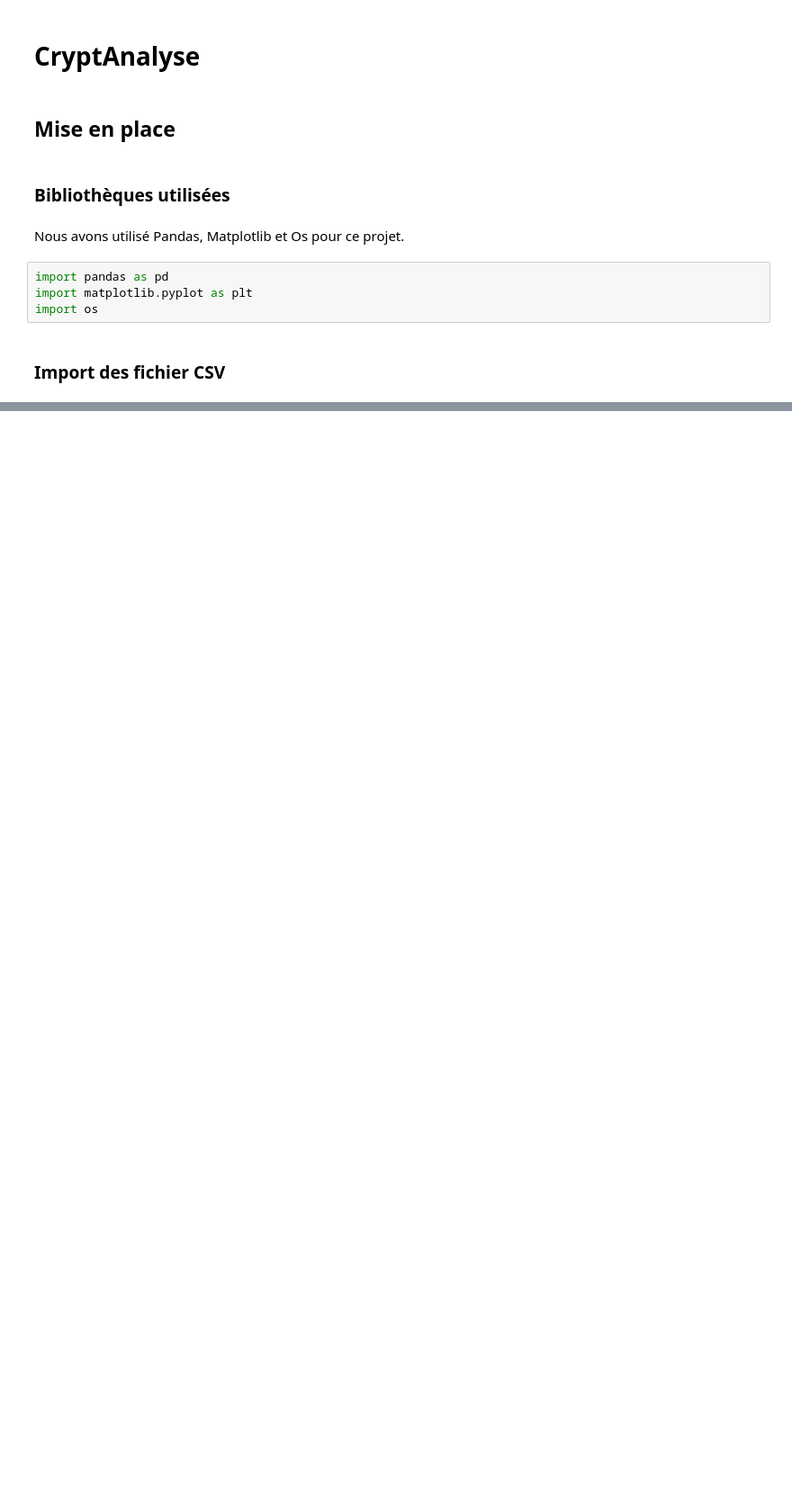
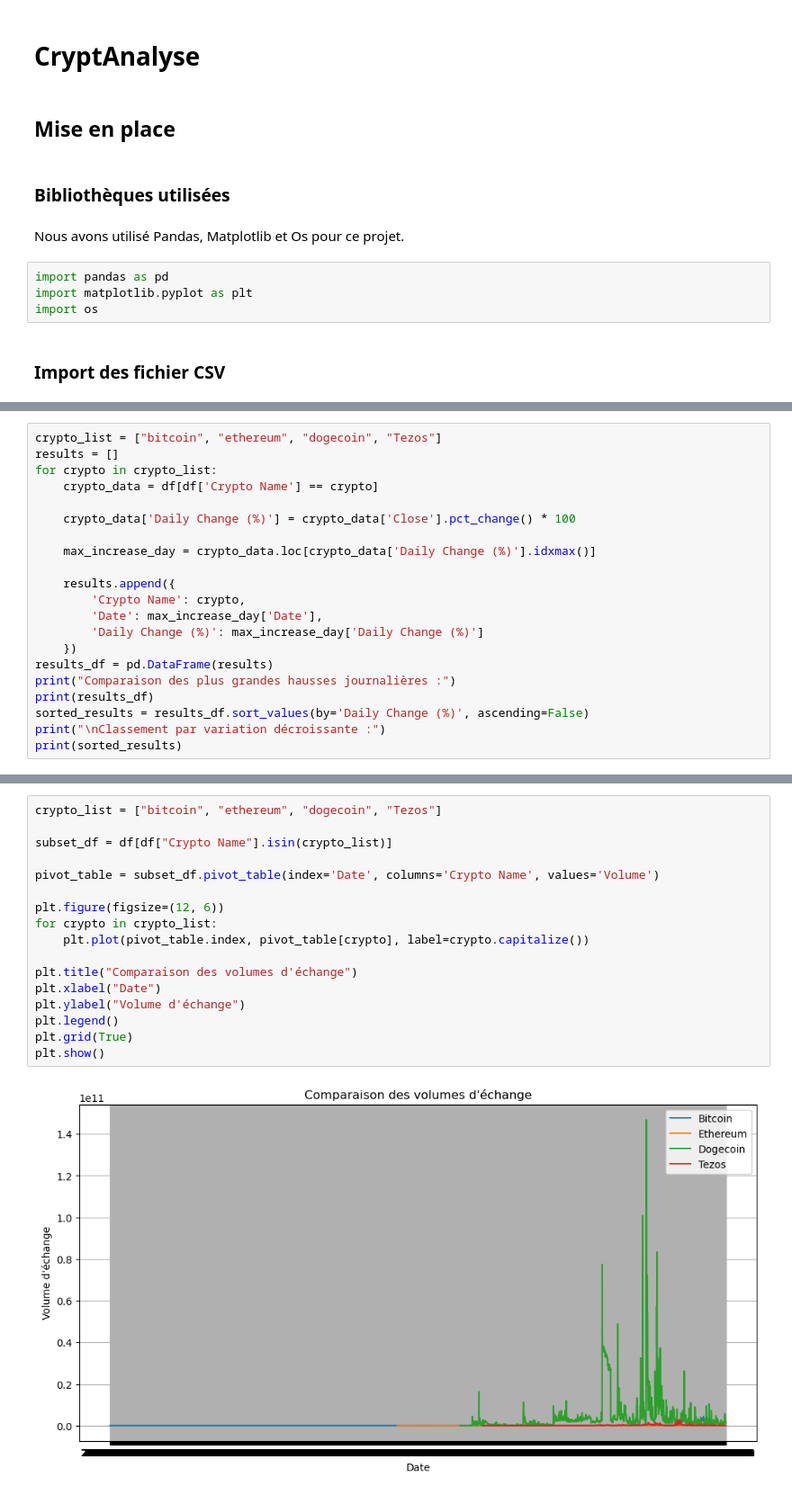
Before and after one commit to BenjaminGott/DataCryptoPython, a Jupyter notebook: main.ipynb, the cells around one changed output, grey strips where cells are left out. Shown at 90% size. Drawn from its saved outputs; the diff is of its cells as text; blank space fills up the shorter version.

```diff
--- a/main.ipynb
+++ b/main.ipynb
@@ -43,0 +80,21 @@ df[df["Crypto Name"]=="bitcoin" ]
+# %%
+crypto_list = ["bitcoin", "ethereum", "dogecoin", "Tezos"]
+results = []
+for crypto in crypto_list:
+    crypto_data = df[df['Crypto Name'] == crypto]
+
+    crypto_data['Daily Change (%)'] = crypto_data['Close'].pct_change() * 100
+
+    max_increase_day = crypto_data.loc[crypto_data['Daily Change (%)'].idxmax()]
+
+    results.append({
+        'Crypto Name': crypto,
+        'Date': max_increase_day['Date'],
+        'Daily Change (%)': max_increase_day['Daily Change (%)']
+    })
+results_df = pd.DataFrame(results)
+print("Comparaison des plus grandes hausses journalières :")
+print(results_df)
+sorted_results = results_df.sort_values(by='Daily Change (%)', ascending=False)
+print("\nClassement par variation décroissante :")
+print(sorted_results)
@@ -43,0 +137,19 @@ df[df["Crypto Name"]=="bitcoin" ]
+# %%
+crypto_list = ["bitcoin", "ethereum", "dogecoin", "Tezos"]
+
+subset_df = df[df["Crypto Name"].isin(crypto_list)]
+
+pivot_table = subset_df.pivot_table(index='Date', columns='Crypto Name', values='Volume')
+
+plt.figure(figsize=(12, 6))
+for crypto in crypto_list:
+    plt.plot(pivot_table.index, pivot_table[crypto], label=crypto.capitalize())
+
+plt.title("Comparaison des volumes d'échange")
+plt.xlabel("Date")
+plt.ylabel("Volume d'échange")
+plt.legend()
+plt.grid(True)
+plt.show()
+# %% [output]
+[figure, added]
```
Also changed, not shown: parts of 10 cells of this notebook, 1 other file.
